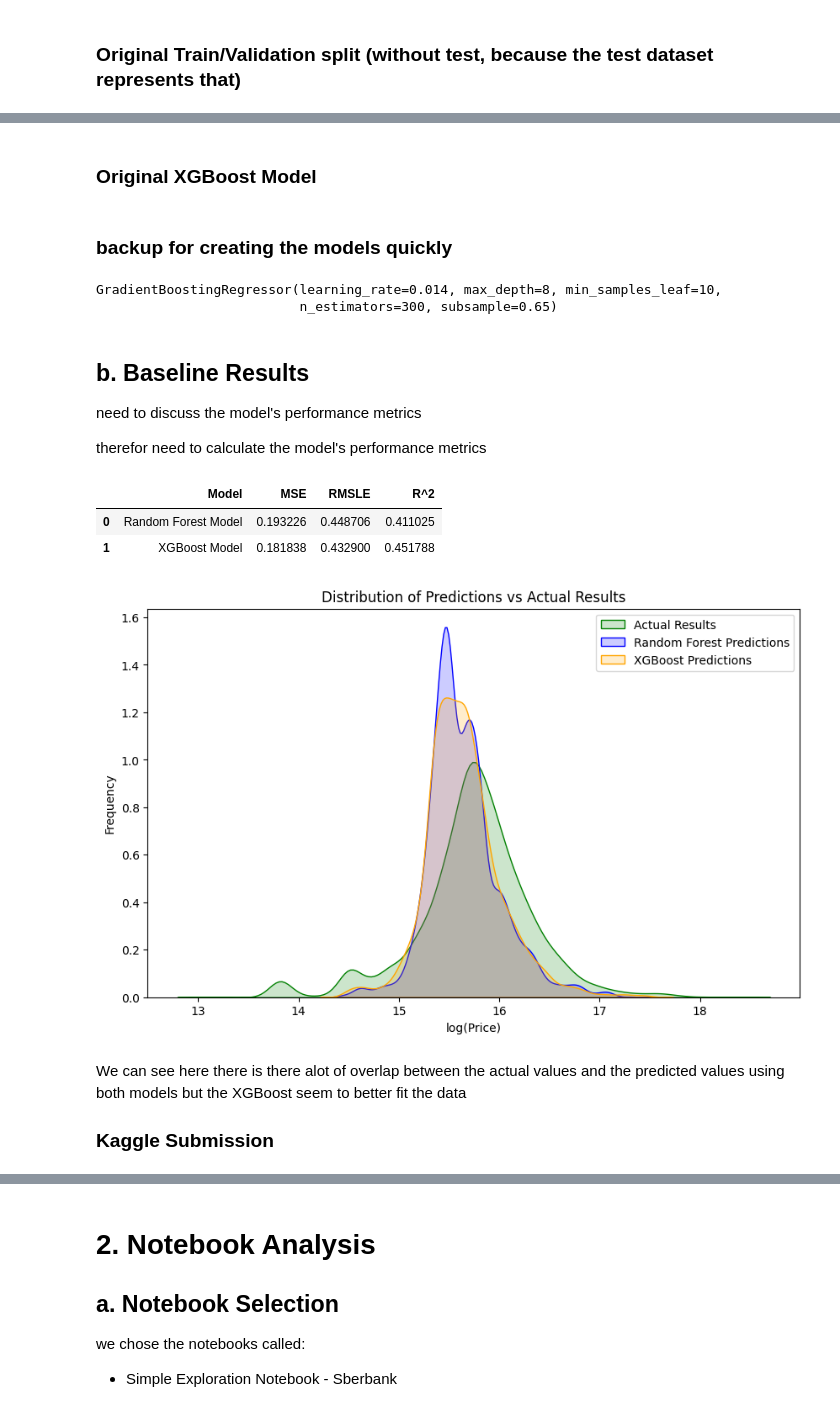
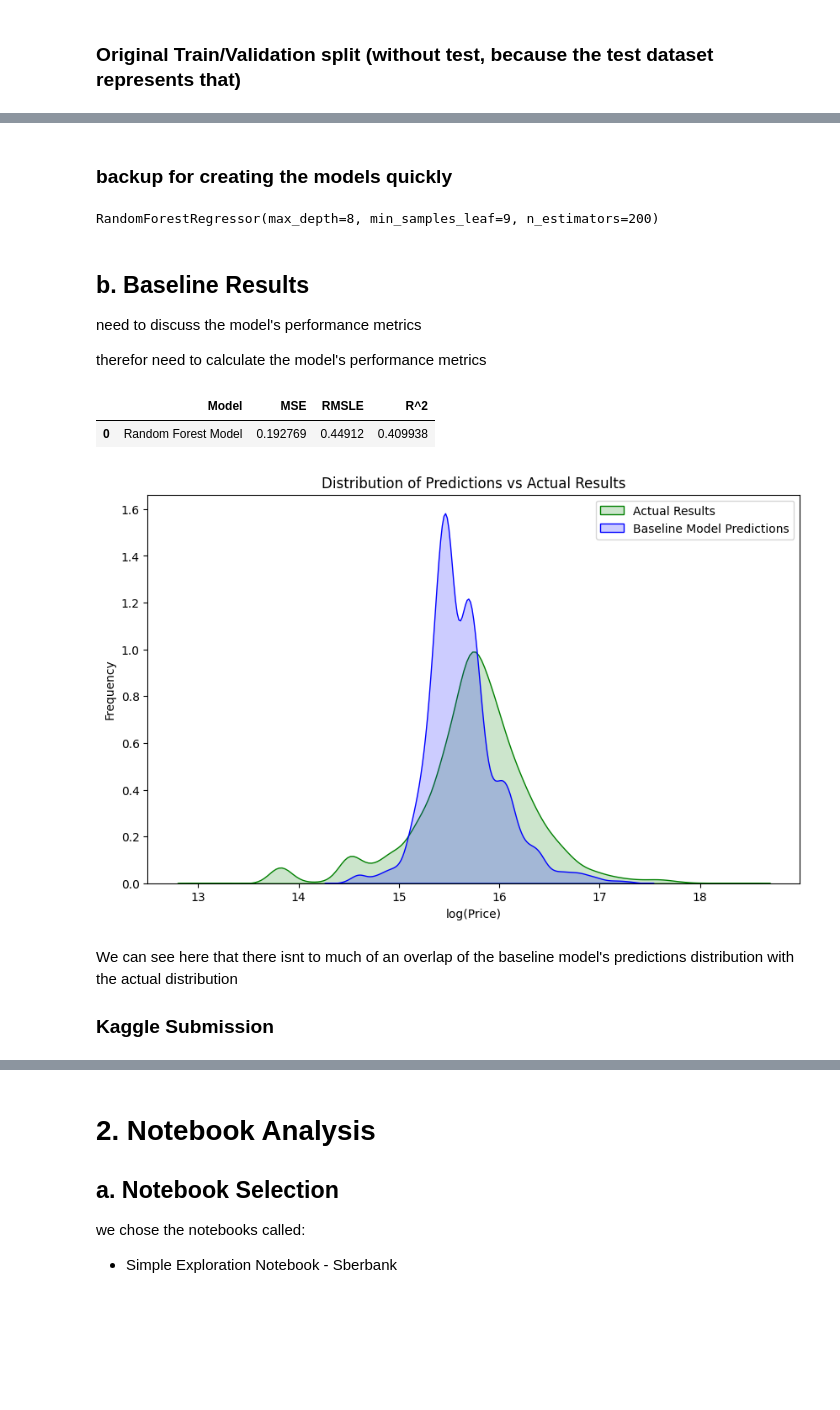
Before and after one commit to TomGeva/ML-project, a Jupyter notebook: ML-Final-Project.ipynb, the cells around one changed output, grey strips where cells are left out. Saved outputs shown, nothing was run; the diff lists cells and outputs as text; code cells hidden in the pictures; blank space fills up the shorter version.

```diff
--- a/ML-Final-Project.ipynb
+++ b/ML-Final-Project.ipynb
@@ -296,5 +276,3 @@ yVal = ValidationData.logPrice
 
 # rndFrstOptModel = RFR(**RndFrstModelParams)
 # rndFrstOptModel.fit(xTrn[features], yTrn)
-# %% [markdown]
-### Original XGBoost Model
@@ -331,18 +291,8 @@ RndFrstModelParams = {
 }
 rndFrstOptModel = RFR(**RndFrstModelParams)
 rndFrstOptModel.fit(xTrn[features], yTrn)
-xgbModelParams = {
-    'learning_rate': 0.014,
-    'max_depth': 8,
-    'min_samples_leaf': 10,
-    'n_estimators': 300,
-    'subsample': 0.65
-}
-xgbOptModel = GBR(**xgbModelParams)
-xgbOptModel.fit(xTrn, yTrn)
 # %% [output]
-GradientBoostingRegressor(learning_rate=0.014, max_depth=8, min_samples_leaf=10,
-                          n_estimators=300, subsample=0.65)
+RandomForestRegressor(max_depth=8, min_samples_leaf=9, n_estimators=200)
 # %% [markdown]
 ## b. Baseline Results
 need to discuss the model's performance metrics
@@ -350,46 +300,33 @@ need to discuss the model's performance metrics
 therefor need to calculate the model's performance metrics
 # %%
 rndFrstMseScores = -1 * CVS(rndFrstOptModel, xVal[features], yVal, cv = 5, scoring = 'neg_mean_squared_error')
-# print(f'The mean squared error of the model on the validation set is {rndFrstMseScores.mean()}')
-xgbMseScores = -1 * CVS(xgbOptModel, xVal, yVal, cv = 5, scoring = 'neg_mean_squared_error')
-# print(f'The mean squared error of the model on the validation set is {xgbMseScores.mean()}')
+rndFrstPred = rndFrstOptModel.predict(xVal[features])
+rndFrstRmsle = np.sqrt(np.mean((rndFrstPred - yVal) ** 2))
+rndFrstR2 = rndFrstOptModel.score(xVal[features], yVal)
 
-# Get the logarithmic predictions for the test dataset from both models
-rndFrstPred = rndFrstOptModel.predict(xVal[features])
-xgbPred = xgbOptModel.predict(xVal)
+metrics = pd.DataFrame({'Model': ['Random Forest Model', 'temp'],
+                        'MSE': [rndFrstMseScores.mean(), 1],
+                        'RMSLE': [rndFrstRmsle, 1],
+                        'R^2': [rndFrstR2, 1]})
 
-rndFrstRmsle = np.sqrt(np.mean((rndFrstPred - yVal) ** 2))
-xgbRmsle = np.sqrt(np.mean((xgbPred - yVal) ** 2))
-# print(f'\nThe root mean squared logarithmic error of the Random Forest model on the validation set is {rndFrstRmsle}')
-# print(f'The root mean squared logarithmic error of the XGBoost model on the validation set is {xgbRmsle}')
+metrics.drop(index = 1, inplace = True)
 
-rndFrstR2 = rndFrstOptModel.score(xVal[features], yVal)
-xgbR2 = xgbOptModel.score(xVal, yVal)
-# print(f'\nThe R^2 score of the Random Forest model on the validation set is {rndFrstR2}')
-# print(f'The R^2 score of the XGBoost model on the validation set is {xgbR2}')
-
-metrics = pd.DataFrame({'Model': ['Random Forest Model', 'XGBoost Model'],
-                        'MSE': [rndFrstMseScores.mean(), xgbMseScores.mean()],
-                        'RMSLE': [rndFrstRmsle, xgbRmsle],
-                        'R^2': [rndFrstR2, xgbR2]})
 display(metrics)
 
 plt.figure(figsize=(10, 6))
 sns.kdeplot(yVal, color = 'green', fill = True, alpha = 0.2, label='Actual Results')
-sns.kdeplot(rndFrstPred, color = 'blue', fill = True, alpha = 0.2, label='Random Forest Predictions')
-sns.kdeplot(xgbPred, color = 'orange', fill = True, alpha = 0.2, label='XGBoost Predictions')
+sns.kdeplot(rndFrstPred, color = 'blue', fill = True, alpha = 0.2, label='Baseline Model Predictions')
 plt.xlabel('log(Price)')
 plt.ylabel('Frequency')
 plt.title('Distribution of Predictions vs Actual Results')
 plt.legend()
 plt.show()
 # %% [output]
 |  | Model | MSE | RMSLE | R^2 |
-| 0 | Random Forest Model | 0.193226 | 0.448706 | 0.411025 |
-| 1 | XGBoost Model | 0.181838 | 0.432900 | 0.451788 |
+| 0 | Random Forest Model | 0.192769 | 0.44912 | 0.409938 |
-[figure, old version]
+[figure, new version]
-# %% [markdown]
-We can see here there is there alot of overlap between the actual values and the predicted values using both models but the XGBoost seem to better fit the data
-
-### Kaggle Submission
+# %% [markdown]
+We can see here that there isnt to much of an overlap of the baseline model's predictions distribution with the actual distribution
+
+### Kaggle Submission
 # %%
```
Also changed, not shown: parts of 101 cells of this notebook, 7 other files.
